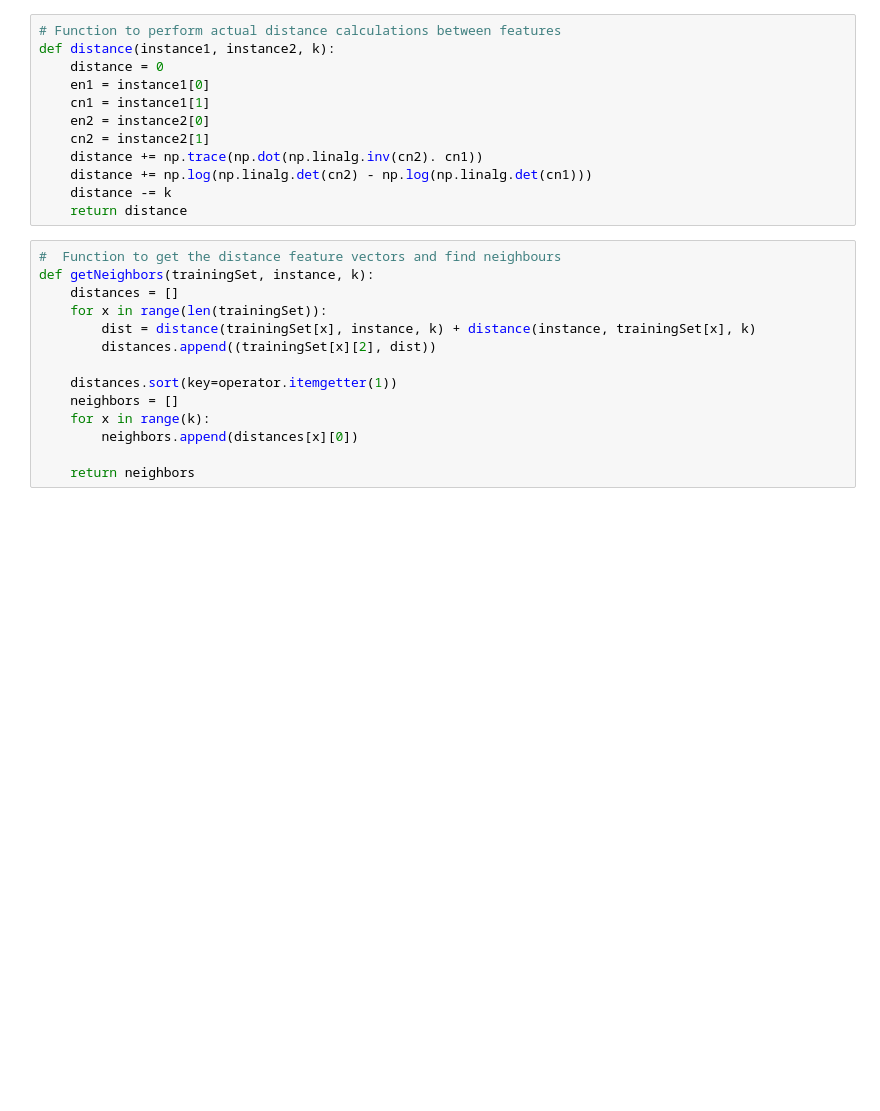
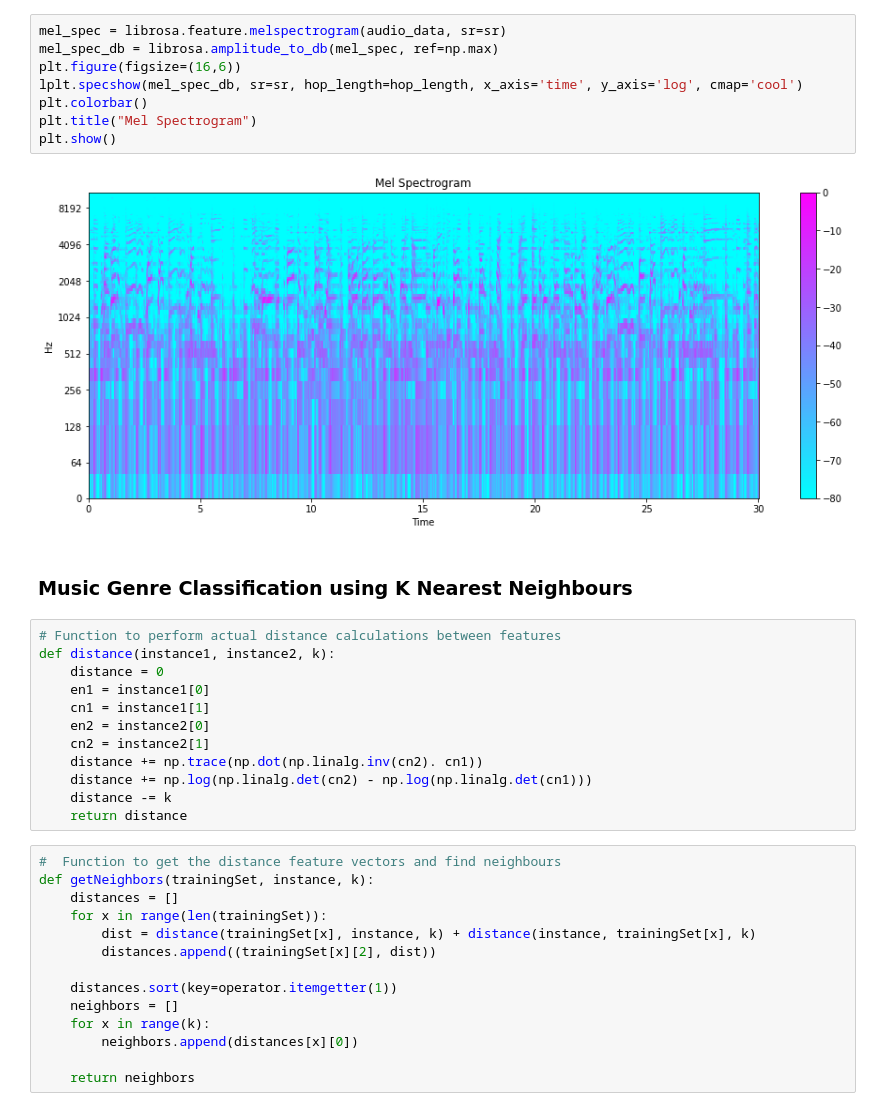
Before and after one commit to SiddheshBangar/Music-Genre-Classification, a Jupyter notebook: music_genre.ipynb, the cells around one changed output. Drawn from its saved outputs; the diff is of its cells as text; blank space fills up the shorter version.

```diff
--- a/music_genre.ipynb
+++ b/music_genre.ipynb
@@ -10,3 +49,15 @@ import operator
+# %%
+mel_spec = librosa.feature.melspectrogram(audio_data, sr=sr)
+mel_spec_db = librosa.amplitude_to_db(mel_spec, ref=np.max)
+plt.figure(figsize=(16,6))
+lplt.specshow(mel_spec_db, sr=sr, hop_length=hop_length, x_axis='time', y_axis='log', cmap='cool')
+plt.colorbar()
+plt.title("Mel Spectrogram")
+plt.show()
+# %% [output]
+[figure, added]
+# %% [markdown]
+### Music Genre Classification using K Nearest Neighbours
 # %%
 # Function to perform actual distance calculations between features
 def distance(instance1, instance2, k):
```
Also changed, not shown: parts of 3 cells of this notebook.
